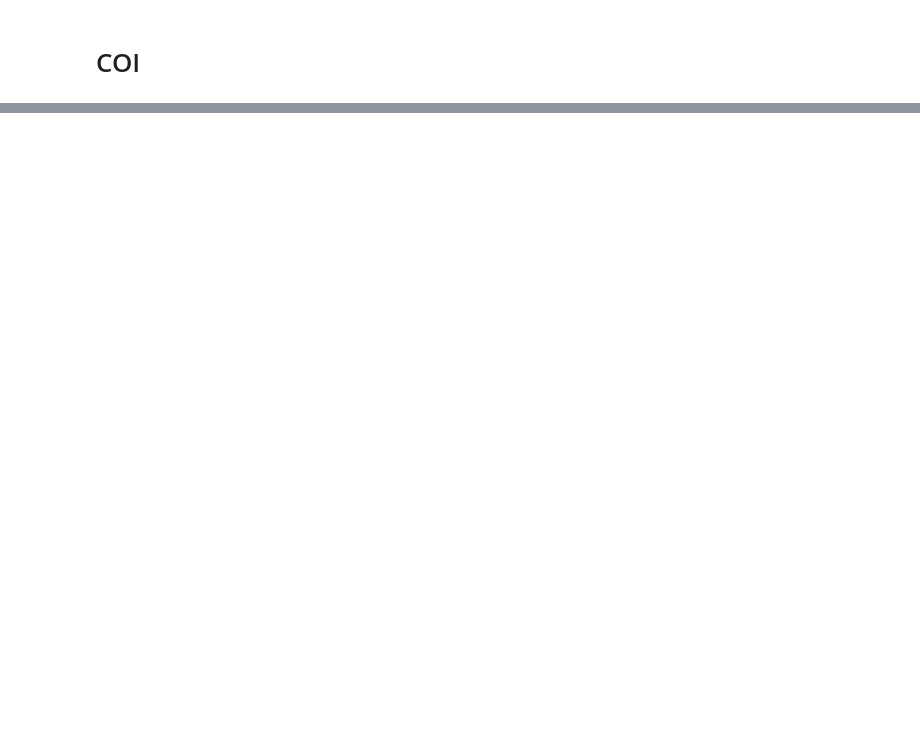
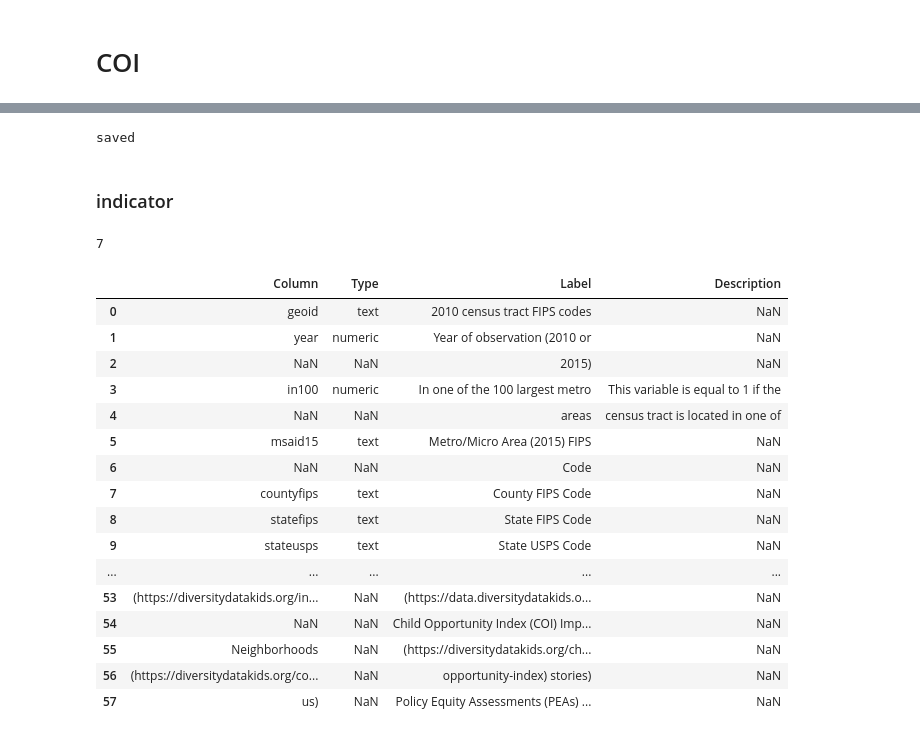
Before and after one commit to georgetown-analytics/Bleeding-Hearts, a Jupyter notebook: Wrangling.ipynb, the cells around one changed output, grey strips where cells are left out. Saved outputs shown, nothing was run; the diff lists cells and outputs as text; code cells hidden in the pictures; blank space fills up the shorter version.

```diff
--- a/Wrangling.ipynb
+++ b/Wrangling.ipynb
@@ -291,0 +432,39 @@ See the caveats in the documentation: https://pandas.pydata.org/pandas-docs/stab
+# %%
+s3upload('coi_index',coi_index)
+# %% [output]
+saved
+# %% [markdown]
+### indicator
+# %%
+tbl_lst = tabula.read_pdf('/Users/sarahmartin/Documents/GT/COI_indicator_headers.pdf',
+                         pages="all",
+                         multiple_tables=True,
+                         stream=True)
+print(len(tbl_lst))
+# %% [output]
+7
+# %%
+indic_head = pd.concat([tbl_lst[2],tbl_lst[3],tbl_lst[4],tbl_lst[5],tbl_lst[6]])
+indic_head.columns = indic_head.iloc[0]
+indic_head.drop(indic_head.index[0],inplace=True)
+indic_head = indic_head[indic_head['Label'].notna()]
+indic_head.reset_index(inplace=True,drop=True)
+indic_head
+# %% [output]
+|  | Column | Type | Label | Description |
+| 0 | geoid | text | 2010 census tract FIPS codes | NaN |
+| 1 | year | numeric | Year of observation (2010 or | NaN |
+| 2 | NaN | NaN | 2015) | NaN |
+| 3 | in100 | numeric | In one of the 100 largest metro | This variable is equal to 1 if the |
+| 4 | NaN | NaN | areas | census tract is located in one of |
+| 5 | msaid15 | text | Metro/Micro Area (2015) FIPS | NaN |
+| 6 | NaN | NaN | Code | NaN |
+| 7 | countyfips | text | County FIPS Code | NaN |
+| 8 | statefips | text | State FIPS Code | NaN |
+| 9 | stateusps | text | State USPS Code | NaN |
+| ... | ... | ... | ... | ... |
+| 53 | (https://diversitydatakids.org/in... | NaN | (https://data.diversitydatakids.o... | NaN |
+| 54 | NaN | NaN | Child Opportunity Index (COI) Imp... | NaN |
+| 55 | Neighborhoods | NaN | (https://diversitydatakids.org/ch... | NaN |
+| 56 | (https://diversitydatakids.org/co... | NaN | opportunity-index) stories) | NaN |
+| 57 | us) | NaN | Policy Equity Assessments (PEAs) ... | NaN |
```
Also changed, not shown: parts of 42 cells of this notebook.
